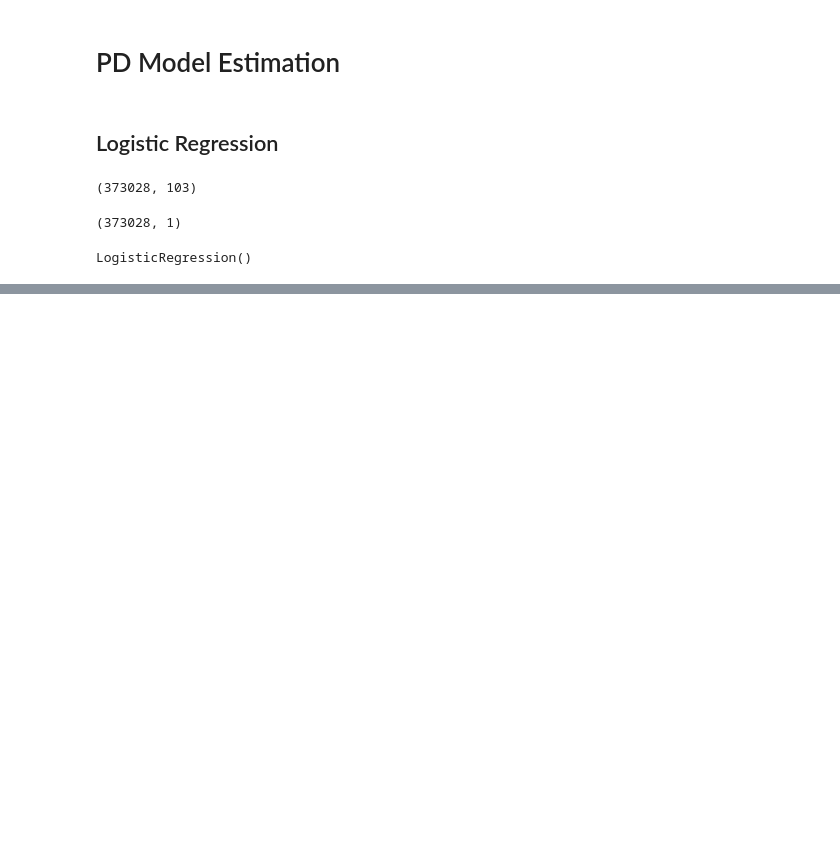
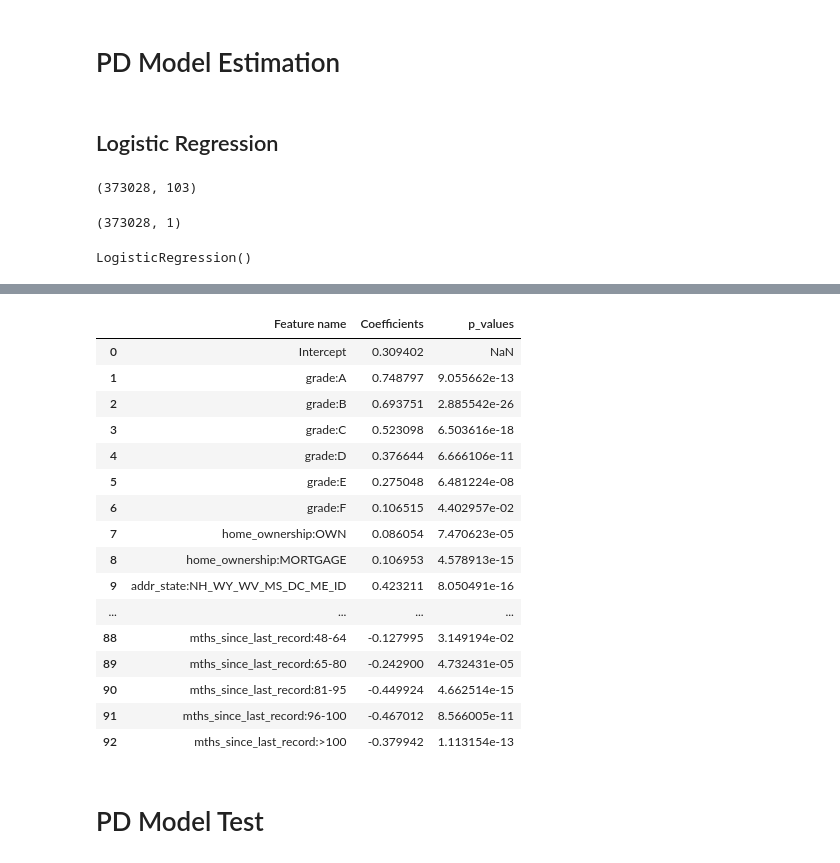
Before and after one commit to Isildil/credit_risk, a Jupyter notebook: Credit Risk Modeling - Pd Model.ipynb, the cells around one changed output, grey strips where cells are left out. Saved outputs shown, nothing was run; the diff lists cells and outputs as text; code cells hidden in the pictures; blank space fills up the shorter version.

```diff
--- a/Credit Risk Modeling - Pd Model.ipynb
+++ b/Credit Risk Modeling - Pd Model.ipynb
@@ -350,0 +491,3 @@ summary_table
+# %%
+inputs_train = inputs_train_b.astype(int)
+inputs_train.head()
@@ -350,0 +502,12 @@ summary_table
+# %%
+reg2 = LogisticRegression_with_p_values()
+reg2.fit(inputs_train, loan_data_targets_train.values.ravel())
+# %%
+feature_name = inputs_train.columns.values
+# %%
+summary_table = pd.DataFrame(columns = ['Feature name'], data = feature_name)
+summary_table['Coefficients'] = np.transpose(reg2.coef_)
+summary_table.index = summary_table.index+1
+summary_table.loc[0] = ['Intercept', reg.intercept_[0]]
+summary_table = summary_table.sort_index()
+summary_table
@@ -350,0 +532,25 @@ summary_table
+# %%
+p_values = reg2.p_values
+p_values = np.append(np.nan,np.array(p_values))
+summary_table['p_values'] = p_values
+summary_table
+# %% [output]
+|  | Feature name | Coefficients | p_values |
+| 0 | Intercept | 0.309402 | NaN |
+| 1 | grade:A | 0.748797 | 9.055662e-13 |
+| 2 | grade:B | 0.693751 | 2.885542e-26 |
+| 3 | grade:C | 0.523098 | 6.503616e-18 |
+| 4 | grade:D | 0.376644 | 6.666106e-11 |
+| 5 | grade:E | 0.275048 | 6.481224e-08 |
+| 6 | grade:F | 0.106515 | 4.402957e-02 |
+| 7 | home_ownership:OWN | 0.086054 | 7.470623e-05 |
+| 8 | home_ownership:MORTGAGE | 0.106953 | 4.578913e-15 |
+| 9 | addr_state:NH_WY_WV_MS_DC_ME_ID | 0.423211 | 8.050491e-16 |
+| ... | ... | ... | ... |
+| 88 | mths_since_last_record:48-64 | -0.127995 | 3.149194e-02 |
+| 89 | mths_since_last_record:65-80 | -0.242900 | 4.732431e-05 |
+| 90 | mths_since_last_record:81-95 | -0.449924 | 4.662514e-15 |
+| 91 | mths_since_last_record:96-100 | -0.467012 | 8.566005e-11 |
+| 92 | mths_since_last_record:>100 | -0.379942 | 1.113154e-13 |
+# %% [markdown]
+# PD Model Test
```
Also changed, not shown: parts of 30 cells of this notebook.
